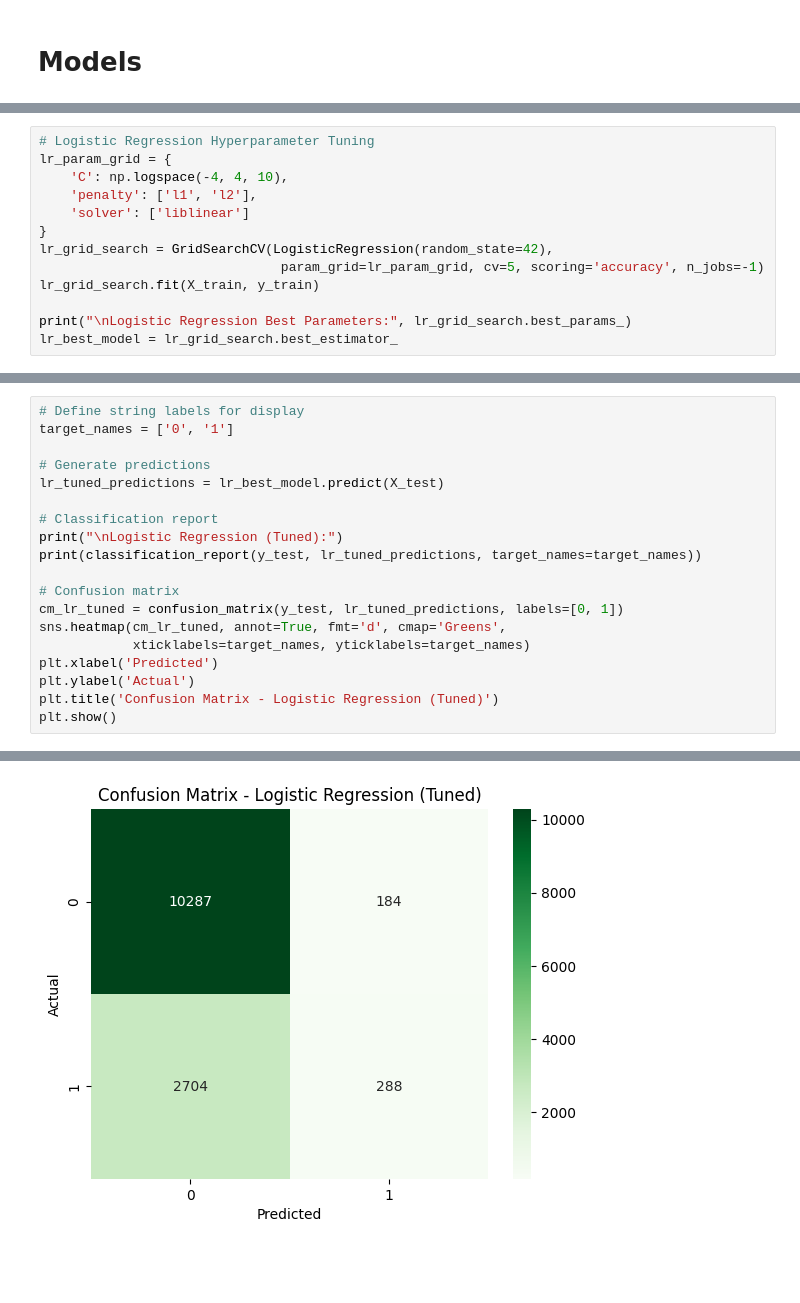
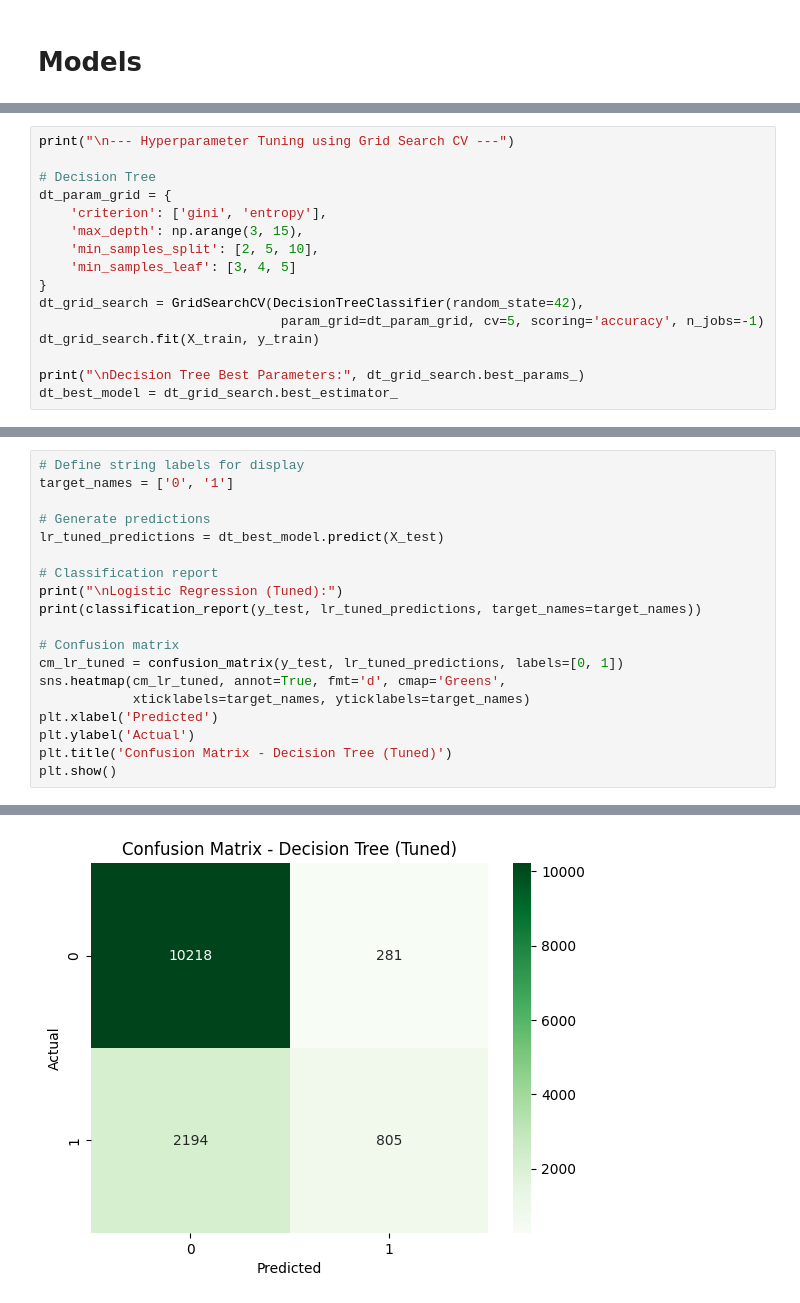
Before and after one commit to jb705249/SJU_DSS_740_Final_Project, a Jupyter notebook: Scr/modeling_Decision_Tree.ipynb, the cells around one changed output, grey strips where cells are left out. Drawn from its saved outputs; the diff is of its cells as text; blank space fills up the shorter version.

```diff
--- a/Scr/modeling_Decision_Tree.ipynb
+++ b/Scr/modeling_Decision_Tree.ipynb
@@ -211,14 +234,17 @@ SMOTE               0.6652
 # %%
-# Logistic Regression Hyperparameter Tuning
-lr_param_grid = {
-    'C': np.logspace(-4, 4, 10),
-    'penalty': ['l1', 'l2'],
-    'solver': ['liblinear']
+print("\n--- Hyperparameter Tuning using Grid Search CV ---")
+
+# Decision Tree
+dt_param_grid = {
+    'criterion': ['gini', 'entropy'],
+    'max_depth': np.arange(3, 15),
+    'min_samples_split': [2, 5, 10],
+    'min_samples_leaf': [3, 4, 5]
 }
-lr_grid_search = GridSearchCV(LogisticRegression(random_state=42),
-                               param_grid=lr_param_grid, cv=5, scoring='accuracy', n_jobs=-1)
-lr_grid_search.fit(X_train, y_train)
+dt_grid_search = GridSearchCV(DecisionTreeClassifier(random_state=42),
+                               param_grid=dt_param_grid, cv=5, scoring='accuracy', n_jobs=-1)
+dt_grid_search.fit(X_train, y_train)
 
-print("\nLogistic Regression Best Parameters:", lr_grid_search.best_params_)
-lr_best_model = lr_grid_search.best_estimator_
+print("\nDecision Tree Best Parameters:", dt_grid_search.best_params_)
+dt_best_model = dt_grid_search.best_estimator_
 # %% [output]
@@ -228,7 +256,7 @@ Logistic Regression Best Parameters: {'C': 166.81005372000558, 'penalty': 'l2',
 target_names = ['0', '1']
 
 # Generate predictions
-lr_tuned_predictions = lr_best_model.predict(X_test)
+lr_tuned_predictions = dt_best_model.predict(X_test)
 
 # Classification report
 print("\nLogistic Regression (Tuned):")
@@ -240,7 +268,7 @@ sns.heatmap(cm_lr_tuned, annot=True, fmt='d', cmap='Greens',
             xticklabels=target_names, yticklabels=target_names)
 plt.xlabel('Predicted')
 plt.ylabel('Actual')
-plt.title('Confusion Matrix - Logistic Regression (Tuned)')
+plt.title('Confusion Matrix - Decision Tree (Tuned)')
 plt.show()
 # %% [output]
 Logistic Regression (Tuned):
@@ -255 +283 @@ weighted avg       0.75      0.79      0.72     13463
-[figure, old version]
+[figure, new version]
```
Also changed, not shown: parts of 16 cells of this notebook, 5 other files.
